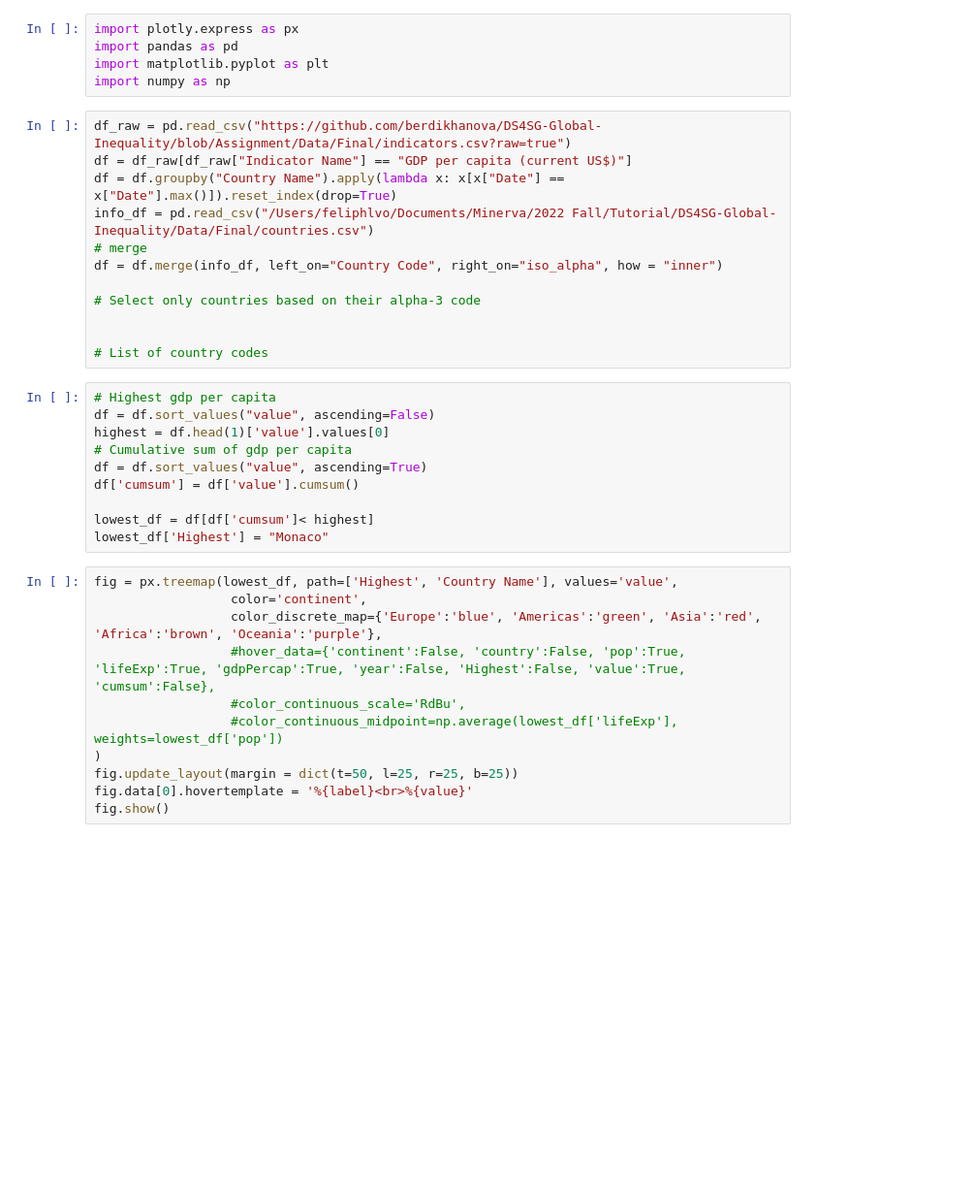
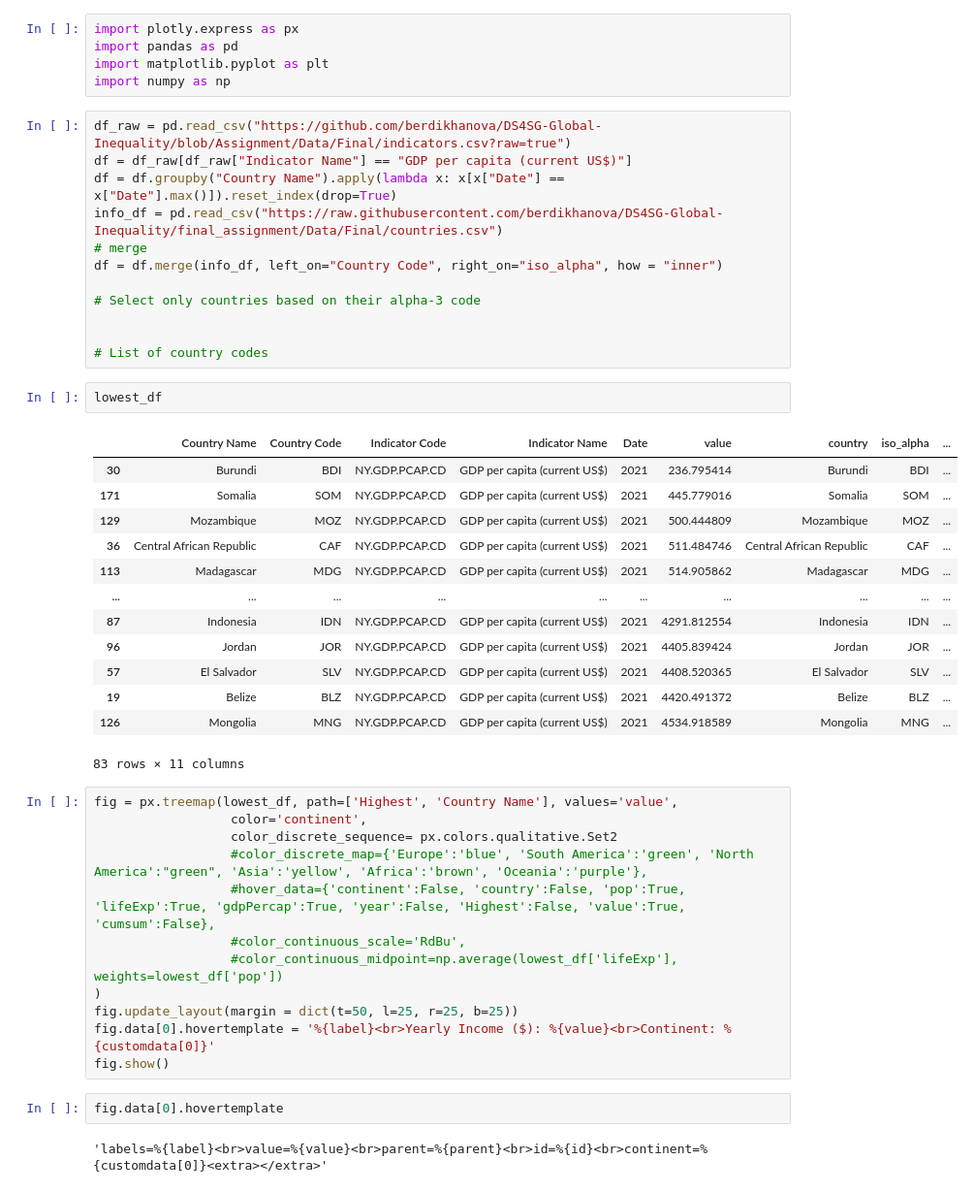
Before and after one commit to berdikhanova/DS4SG-Global-Inequality, a Jupyter notebook: Code/Visualization Tests.ipynb, the cells around one changed output. Shown at 97% size. Cells and saved outputs as stored; diff of their text form; blank space fills up the shorter version.

Commit message:
gdp per capita viz

```diff
--- a/Code/Visualization Tests.ipynb
+++ b/Code/Visualization Tests.ipynb
@@ -7,7 +7,7 @@ import numpy as np
 df_raw = pd.read_csv("https://github.com/berdikhanova/DS4SG-Global-Inequality/blob/Assignment/Data/Final/indicators.csv?raw=true")
 df = df_raw[df_raw["Indicator Name"] == "GDP per capita (current US$)"]
 df = df.groupby("Country Name").apply(lambda x: x[x["Date"] == x["Date"].max()]).reset_index(drop=True)
-info_df = pd.read_csv("/Users/feliphlvo/Documents/Minerva/2022 Fall/Tutorial/DS4SG-Global-Inequality/Data/Final/countries.csv")
+info_df = pd.read_csv("https://raw.githubusercontent.com/berdikhanova/DS4SG-Global-Inequality/final_assignment/Data/Final/countries.csv")
 # merge
 df = df.merge(info_df, left_on="Country Code", right_on="iso_alpha", how = "inner")
 
@@ -15,24 +15,35 @@ df = df.merge(info_df, left_on="Country Code", right_on="iso_alpha", how = "inne
 
 
 # List of country codes
-# %%
-# Highest gdp per capita
-df = df.sort_values("value", ascending=False)
-highest = df.head(1)['value'].values[0]
-# Cumulative sum of gdp per capita
-df = df.sort_values("value", ascending=True)
-df['cumsum'] = df['value'].cumsum()
-
-lowest_df = df[df['cumsum']< highest]
-lowest_df['Highest'] = "Monaco"
+# %%
+lowest_df
+# %% [output]
+|  | Country Name | Country Code | Indicator Code | Indicator Name | Date | value | country | iso_alpha | ... |
+| 30 | Burundi | BDI | NY.GDP.PCAP.CD | GDP per capita (current US$) | 2021 | 236.795414 | Burundi | BDI | ... |
+| 171 | Somalia | SOM | NY.GDP.PCAP.CD | GDP per capita (current US$) | 2021 | 445.779016 | Somalia | SOM | ... |
+| 129 | Mozambique | MOZ | NY.GDP.PCAP.CD | GDP per capita (current US$) | 2021 | 500.444809 | Mozambique | MOZ | ... |
+| 36 | Central African Republic | CAF | NY.GDP.PCAP.CD | GDP per capita (current US$) | 2021 | 511.484746 | Central African Republic | CAF | ... |
+| 113 | Madagascar | MDG | NY.GDP.PCAP.CD | GDP per capita (current US$) | 2021 | 514.905862 | Madagascar | MDG | ... |
+| ... | ... | ... | ... | ... | ... | ... | ... | ... | ... |
+| 87 | Indonesia | IDN | NY.GDP.PCAP.CD | GDP per capita (current US$) | 2021 | 4291.812554 | Indonesia | IDN | ... |
+| 96 | Jordan | JOR | NY.GDP.PCAP.CD | GDP per capita (current US$) | 2021 | 4405.839424 | Jordan | JOR | ... |
+| 57 | El Salvador | SLV | NY.GDP.PCAP.CD | GDP per capita (current US$) | 2021 | 4408.520365 | El Salvador | SLV | ... |
+| 19 | Belize | BLZ | NY.GDP.PCAP.CD | GDP per capita (current US$) | 2021 | 4420.491372 | Belize | BLZ | ... |
+| 126 | Mongolia | MNG | NY.GDP.PCAP.CD | GDP per capita (current US$) | 2021 | 4534.918589 | Mongolia | MNG | ... |
+83 rows × 11 columns
 # %%
 fig = px.treemap(lowest_df, path=['Highest', 'Country Name'], values='value',
                   color='continent',
-                  color_discrete_map={'Europe':'blue', 'Americas':'green', 'Asia':'red', 'Africa':'brown', 'Oceania':'purple'},
+                  color_discrete_sequence= px.colors.qualitative.Set2
+                  #color_discrete_map={'Europe':'blue', 'South America':'green', 'North America':"green", 'Asia':'yellow', 'Africa':'brown', 'Oceania':'purple'},
                   #hover_data={'continent':False, 'country':False, 'pop':True, 'lifeExp':True, 'gdpPercap':True, 'year':False, 'Highest':False, 'value':True, 'cumsum':False},
                   #color_continuous_scale='RdBu',
                   #color_continuous_midpoint=np.average(lowest_df['lifeExp'], weights=lowest_df['pop'])
 )
 fig.update_layout(margin = dict(t=50, l=25, r=25, b=25))
-fig.data[0].hovertemplate = '%{label}<br>%{value}'
+fig.data[0].hovertemplate = '%{label}<br>Yearly Income ($): %{value}<br>Continent: %{customdata[0]}'
 fig.show()
+# %%
+fig.data[0].hovertemplate
+# %% [output]
+'labels=%{label}<br>value=%{value}<br>parent=%{parent}<br>id=%{id}<br>continent=%{customdata[0]}<extra></extra>'
```
Also changed, not shown: parts of 2 cells of this notebook, 2 other files.
